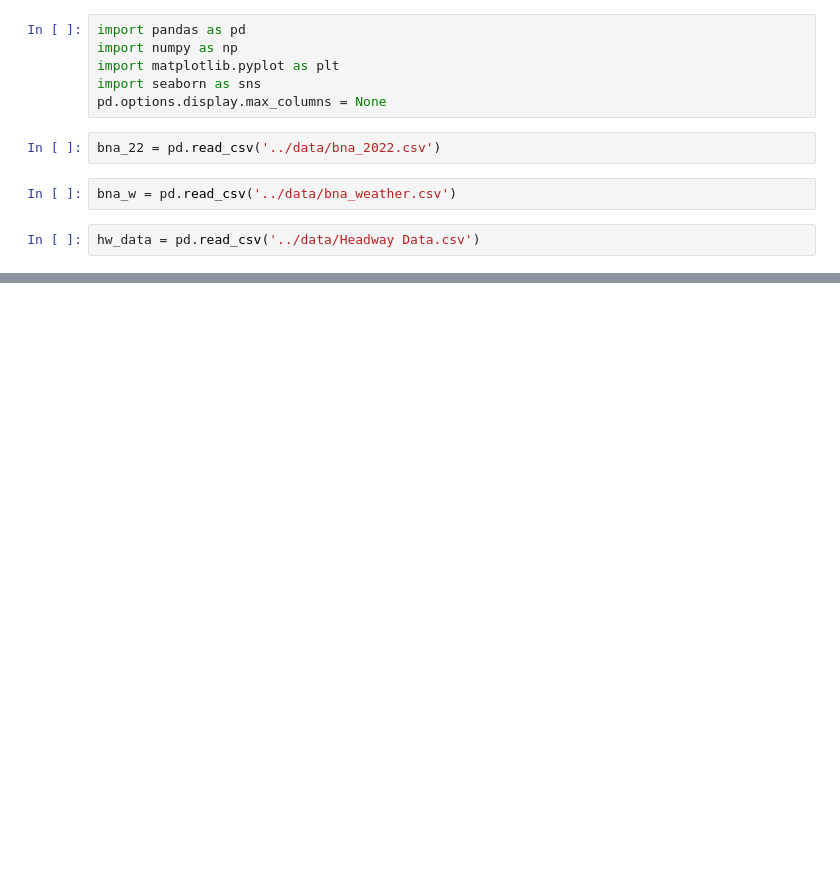
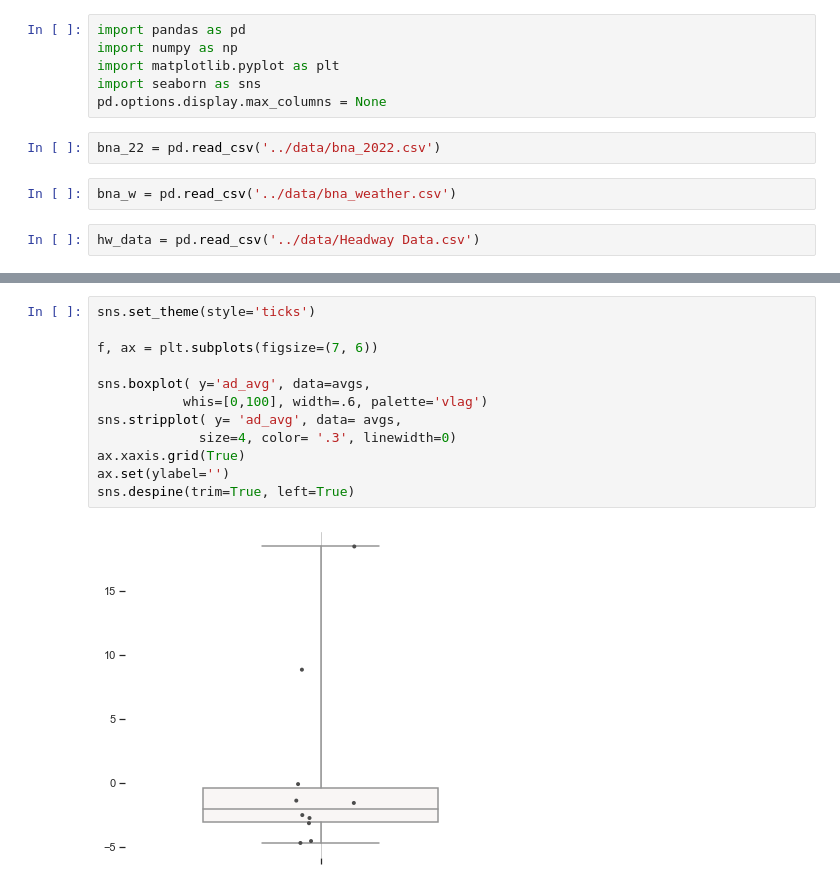
Before and after one commit to NSS-Data-Analytics-Cohort-7/wego-shut_up_and_take_my_query, a Jupyter notebook: notebooks/WegoProject.ipynb, the cells around one changed output, grey strips where cells are left out. Saved outputs shown, nothing was run; the diff lists cells and outputs as text; blank space fills up the shorter version.

```diff
--- a/notebooks/WegoProject.ipynb
+++ b/notebooks/WegoProject.ipynb
@@ -60,0 +383,14 @@ print(hw_data[['performance']].head(20))
+# %%
+sns.set_theme(style='ticks')
+
+f, ax = plt.subplots(figsize=(7, 6))
+
+sns.boxplot( y='ad_avg', data=avgs,
+           whis=[0,100], width=.6, palette='vlag')
+sns.stripplot( y= 'ad_avg', data= avgs,
+             size=4, color= '.3', linewidth=0)
+ax.xaxis.grid(True)
+ax.set(ylabel='')
+sns.despine(trim=True, left=True)
+# %% [output]
+[figure, added]
```
Also changed, not shown: parts of 32 cells of this notebook.
